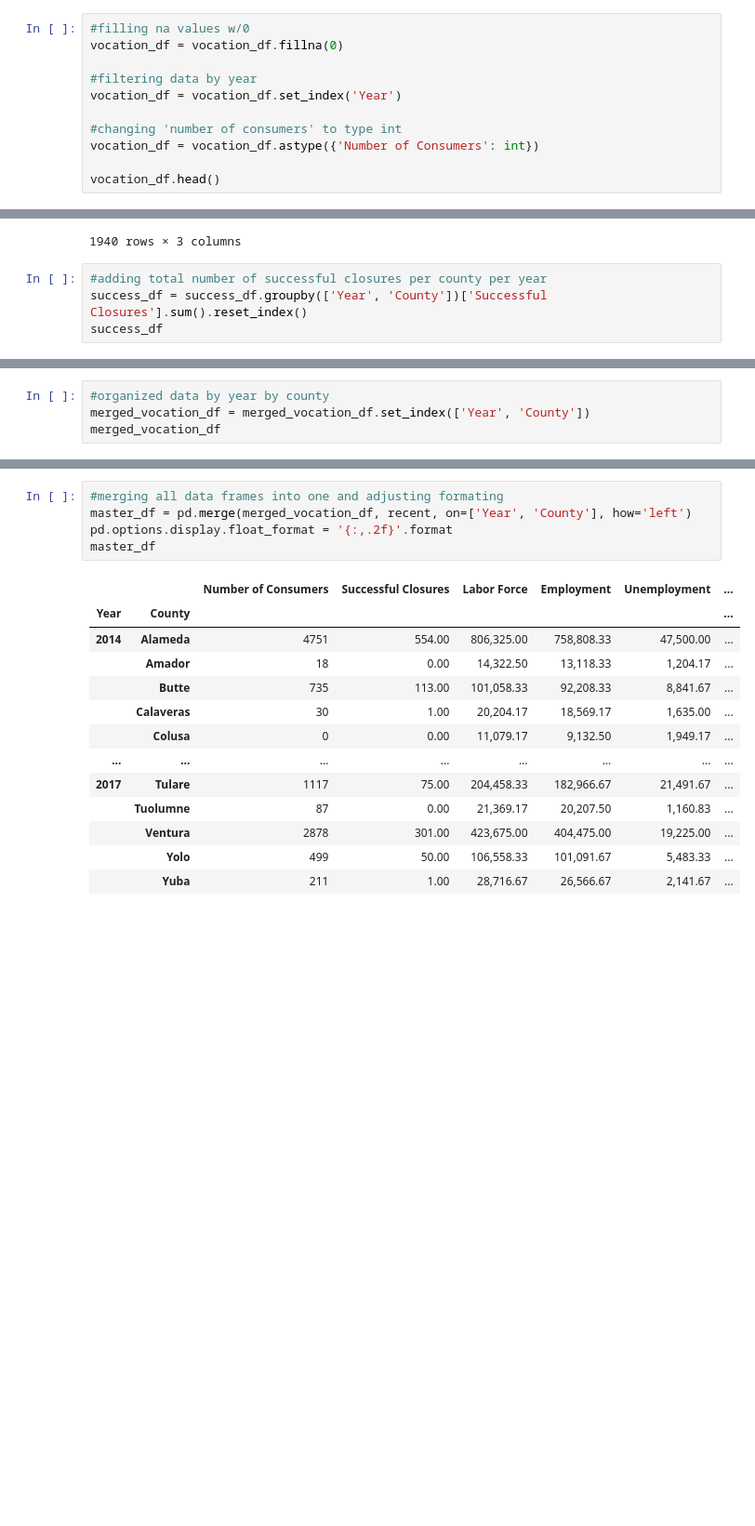
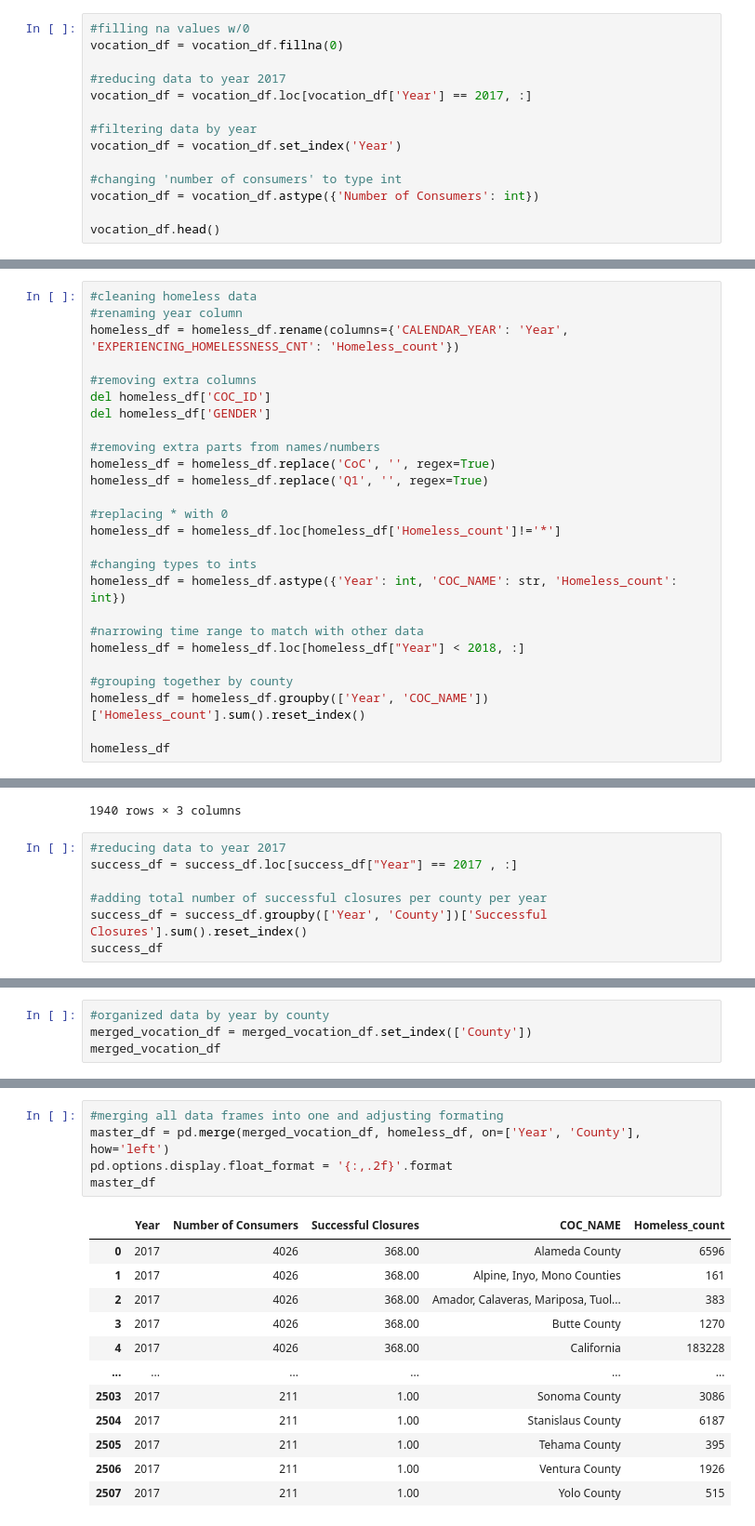
Before and after one commit to evacs/Project-1, a Jupyter notebook: voc_rehab.ipynb, the cells around one changed output, grey strips where cells are left out. Shown at 93% size. Saved outputs shown, nothing was run; the diff lists cells and outputs as text; blank space fills up the shorter version.

Commit message:
introduced homeless data and began aligning coc to counties

```diff
--- a/voc_rehab.ipynb
+++ b/voc_rehab.ipynb
@@ -46,6 +49,9 @@ vocation_df.head()
 # %%
 #filling na values w/0
 vocation_df = vocation_df.fillna(0)
+
+#reducing data to year 2017
+vocation_df = vocation_df.loc[vocation_df['Year'] == 2017, :]
 
 #filtering data by year
 vocation_df = vocation_df.set_index('Year')
@@ -127,0 +111,26 @@ recent
+# %%
+#cleaning homeless data
+#renaming year column
+homeless_df = homeless_df.rename(columns={'CALENDAR_YEAR': 'Year', 'EXPERIENCING_HOMELESSNESS_CNT': 'Homeless_count'})
+
+#removing extra columns
+del homeless_df['COC_ID']
+del homeless_df['GENDER']
+
+#removing extra parts from names/numbers
+homeless_df = homeless_df.replace('CoC', '', regex=True)
+homeless_df = homeless_df.replace('Q1', '', regex=True)
+
+#replacing * with 0
+homeless_df = homeless_df.loc[homeless_df['Homeless_count']!='*']
+
+#changing types to ints
+homeless_df = homeless_df.astype({'Year': int, 'COC_NAME': str, 'Homeless_count': int})
+
+#narrowing time range to match with other data
+homeless_df = homeless_df.loc[homeless_df["Year"] < 2018, :]
+
+#grouping together by county
+homeless_df = homeless_df.groupby(['Year', 'COC_NAME'])['Homeless_count'].sum().reset_index()
+
+homeless_df
@@ -177,6 +208,9 @@ success_df
 | 1939 | 2017 | Yuba | 0.0 |
 1940 rows × 3 columns
 # %%
+#reducing data to year 2017
+success_df = success_df.loc[success_df["Year"] == 2017 , :]
+
 #adding total number of successful closures per county per year
 success_df = success_df.groupby(['Year', 'County'])['Successful Closures'].sum().reset_index()
 success_df
@@ -215,5 +257,5 @@ merged_vocation_df
 # %%
 #organized data by year by county
-merged_vocation_df = merged_vocation_df.set_index(['Year', 'County'])
+merged_vocation_df = merged_vocation_df.set_index(['County'])
 merged_vocation_df
 # %% [output]
@@ -234,19 +280,18 @@ merged_vocation_df
 # %%
 #merging all data frames into one and adjusting formating
-master_df = pd.merge(merged_vocation_df, recent, on=['Year', 'County'], how='left')
+master_df = pd.merge(merged_vocation_df, homeless_df, on=['Year', 'County'], how='left')
 pd.options.display.float_format = '{:,.2f}'.format
 master_df
 # %% [output]
-|  |  | Number of Consumers | Successful Closures | Labor Force | Employment | Unemployment | ... |
-| Year | County |  |  |  |  |  | ... |
-| 2014 | Alameda | 4751 | 554.00 | 806,325.00 | 758,808.33 | 47,500.00 | ... |
-|  | Amador | 18 | 0.00 | 14,322.50 | 13,118.33 | 1,204.17 | ... |
-|  | Butte | 735 | 113.00 | 101,058.33 | 92,208.33 | 8,841.67 | ... |
-|  | Calaveras | 30 | 1.00 | 20,204.17 | 18,569.17 | 1,635.00 | ... |
-|  | Colusa | 0 | 0.00 | 11,079.17 | 9,132.50 | 1,949.17 | ... |
-| ... | ... | ... | ... | ... | ... | ... | ... |
-| 2017 | Tulare | 1117 | 75.00 | 204,458.33 | 182,966.67 | 21,491.67 | ... |
-|  | Tuolumne | 87 | 0.00 | 21,369.17 | 20,207.50 | 1,160.83 | ... |
-|  | Ventura | 2878 | 301.00 | 423,675.00 | 404,475.00 | 19,225.00 | ... |
-|  | Yolo | 499 | 50.00 | 106,558.33 | 101,091.67 | 5,483.33 | ... |
-|  | Yuba | 211 | 1.00 | 28,716.67 | 26,566.67 | 2,141.67 | ... |
+|  | Year | Number of Consumers | Successful Closures | COC_NAME | Homeless_count |
+| 0 | 2017 | 4026 | 368.00 | Alameda County | 6596 |
+| 1 | 2017 | 4026 | 368.00 | Alpine, Inyo, Mono Counties | 161 |
+| 2 | 2017 | 4026 | 368.00 | Amador, Calaveras, Mariposa, Tuol... | 383 |
+| 3 | 2017 | 4026 | 368.00 | Butte County | 1270 |
+| 4 | 2017 | 4026 | 368.00 | California | 183228 |
+| ... | ... | ... | ... | ... | ... |
+| 2503 | 2017 | 211 | 1.00 | Sonoma County | 3086 |
+| 2504 | 2017 | 211 | 1.00 | Stanislaus County | 6187 |
+| 2505 | 2017 | 211 | 1.00 | Tehama County | 395 |
+| 2506 | 2017 | 211 | 1.00 | Ventura County | 1926 |
+| 2507 | 2017 | 211 | 1.00 | Yolo County | 515 |
```
Also changed, not shown: parts of 12 cells of this notebook.
